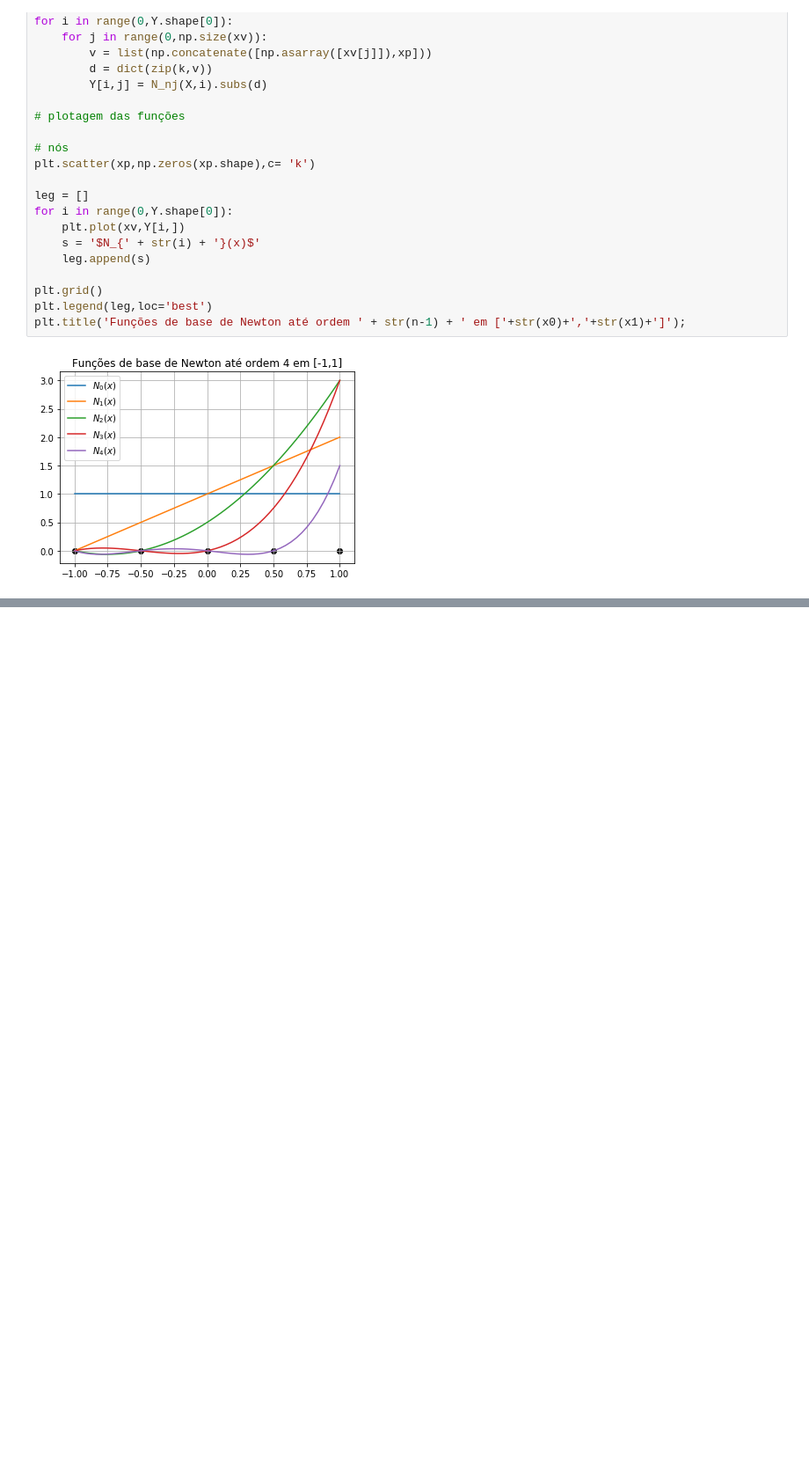
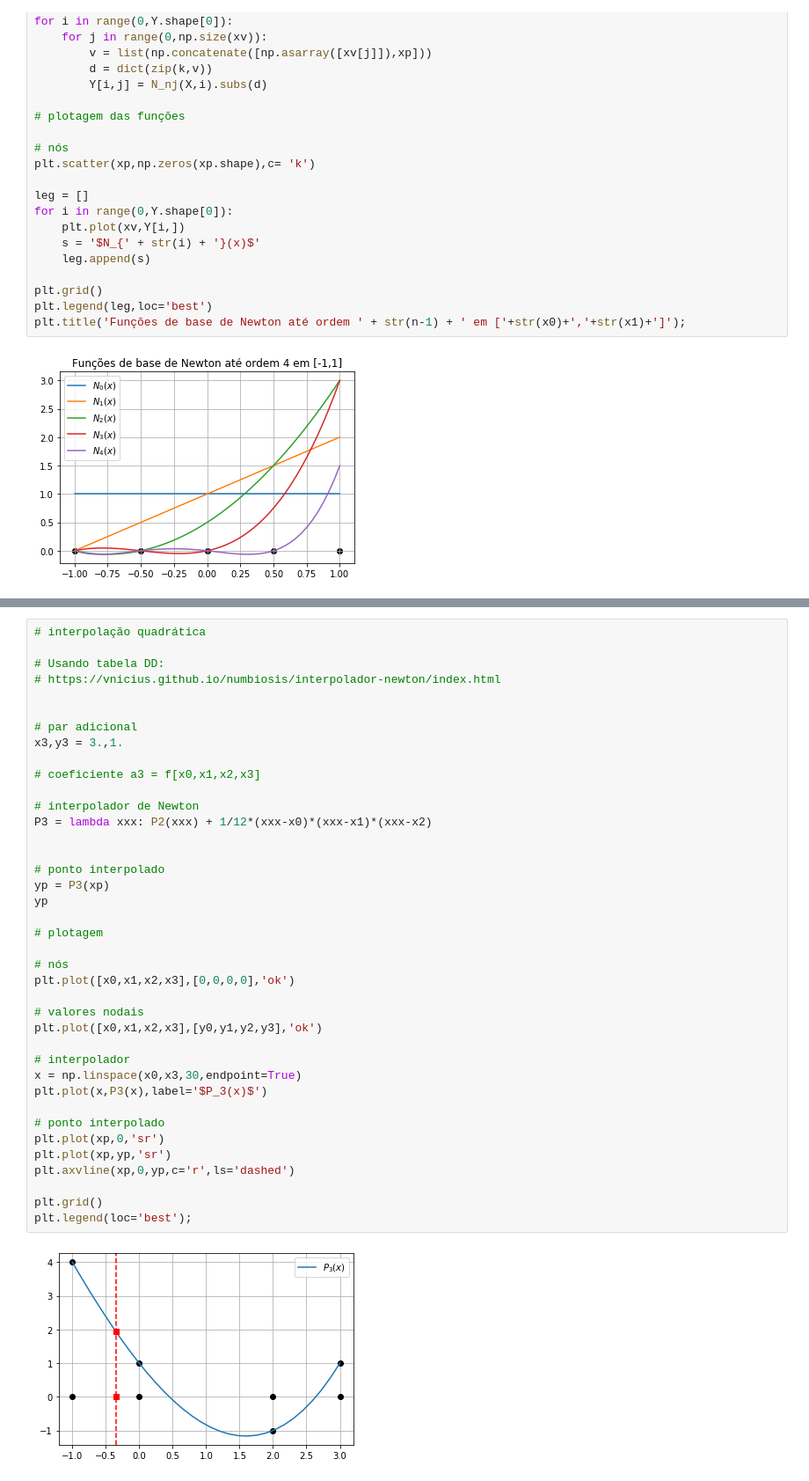
Before and after one commit to gcpeixoto/LVMN, a Jupyter notebook: aula-15-interpolacao-newton.ipynb, the cells around one changed output, grey strips where cells are left out. Shown at 88% size. Saved outputs shown, nothing was run; the diff lists cells and outputs as text; blank space fills up the shorter version.

```diff
--- a/aula-15-interpolacao-newton.ipynb
+++ b/aula-15-interpolacao-newton.ipynb
@@ -95,0 +228,41 @@ plt.title('Funções de base de Newton até ordem ' + str(n-1) + ' em ['+str(x0)
+# %%
+# interpolação quadrática
+
+# Usando tabela DD:
+# https://vnicius.github.io/numbiosis/interpolador-newton/index.html
+
+
+# par adicional
+x3,y3 = 3.,1.
+
+# coeficiente a3 = f[x0,x1,x2,x3]
+
+# interpolador de Newton
+P3 = lambda xxx: P2(xxx) + 1/12*(xxx-x0)*(xxx-x1)*(xxx-x2)
+
+
+# ponto interpolado
+yp = P3(xp)
+yp
+
+# plotagem
+
+# nós
+plt.plot([x0,x1,x2,x3],[0,0,0,0],'ok')
+
+# valores nodais
+plt.plot([x0,x1,x2,x3],[y0,y1,y2,y3],'ok')
+
+# interpolador
+x = np.linspace(x0,x3,30,endpoint=True)
+plt.plot(x,P3(x),label='$P_3(x)$')
+
+# ponto interpolado
+plt.plot(xp,0,'sr')
+plt.plot(xp,yp,'sr')
+plt.axvline(xp,0,yp,c='r',ls='dashed')
+
+plt.grid()
+plt.legend(loc='best');
+# %% [output]
+[figure, added]
```
Also changed, not shown: parts of 11 cells of this notebook, 9 other files.
